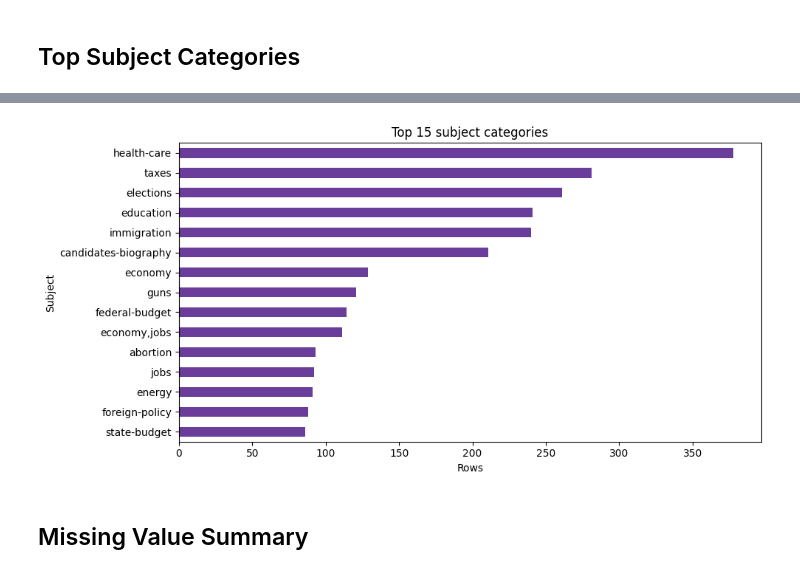
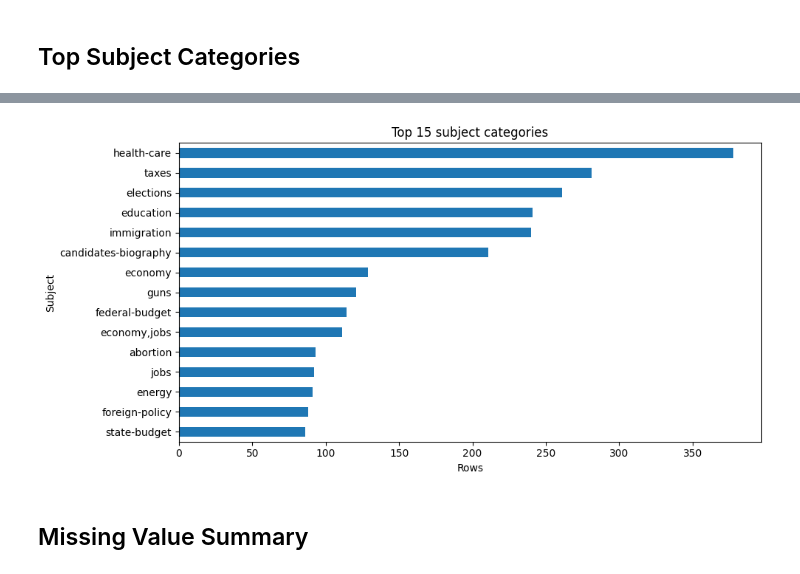
Before and after one commit to greyish-pelagia/news-credibility, a Jupyter notebook: data_exploration.ipynb, the cells around one changed output, grey strips where cells are left out. Drawn from its saved outputs; the diff is of its cells as text; code cells hidden in the pictures.

```diff
--- a/data_exploration.ipynb
+++ b/data_exploration.ipynb
@@ -247,14 +234,16 @@ Name: count, dtype: int64
 # %%
+top_subjects = df_binary["subject"].fillna("missing").value_counts().head(15)
+
 fig, ax = plt.subplots(figsize=(10, 5))
-top_subjects.sort_values().plot(kind="barh", ax=ax, color="#6a3d9a")
+top_subjects.sort_values().plot(kind="barh", ax=ax)
 ax.set_title("Top 15 subject categories")
 ax.set_xlabel("Rows")
 ax.set_ylabel("Subject")
 plt.tight_layout()
 plt.savefig(REPORTS_FIGURES_DIR / "top_subjects.png", dpi=150)
 plt.show()
 # %% [output]
-[figure, old version]
+[figure, new version]
 # %% [markdown]
 ## Missing Value Summary
 # %%
```
Also changed, not shown: parts of 15 cells of this notebook.
